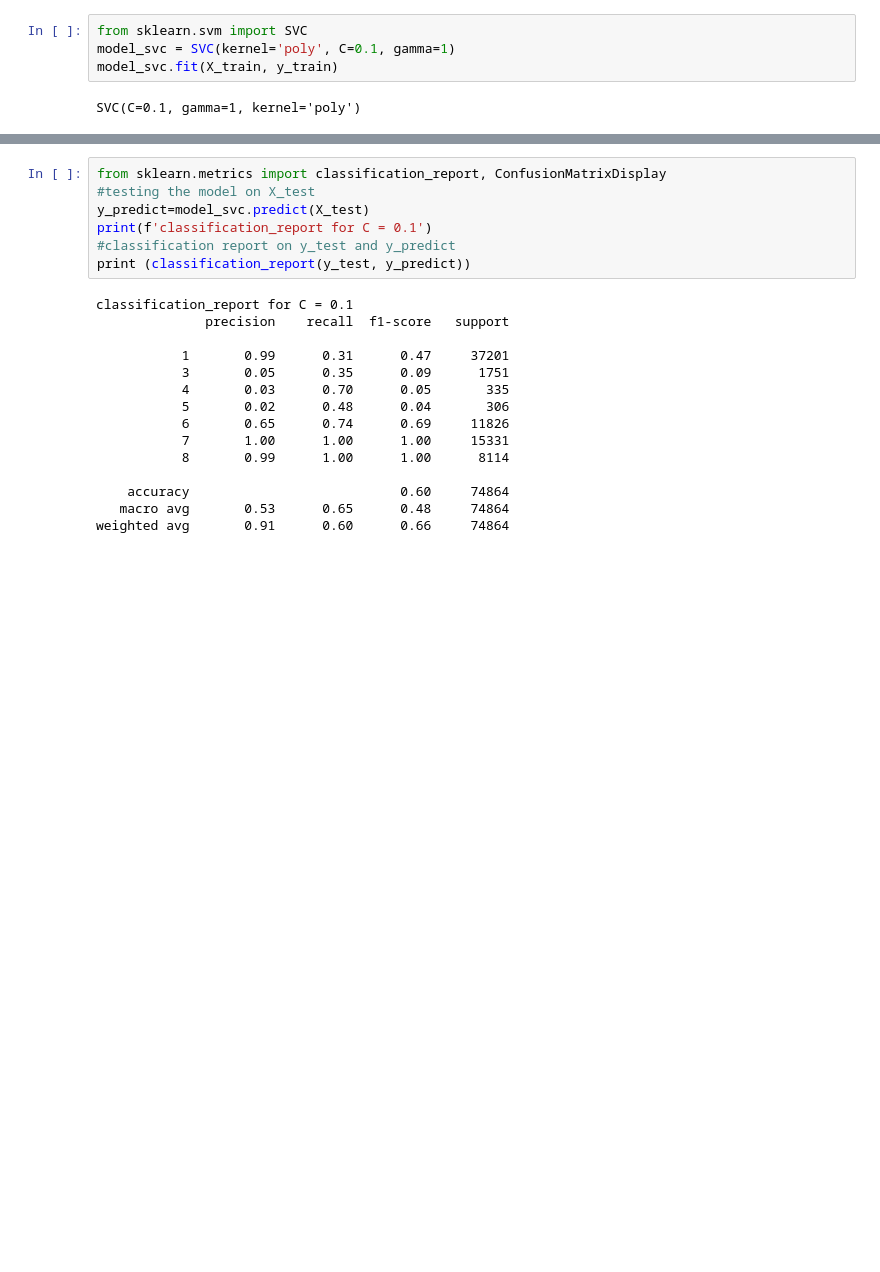
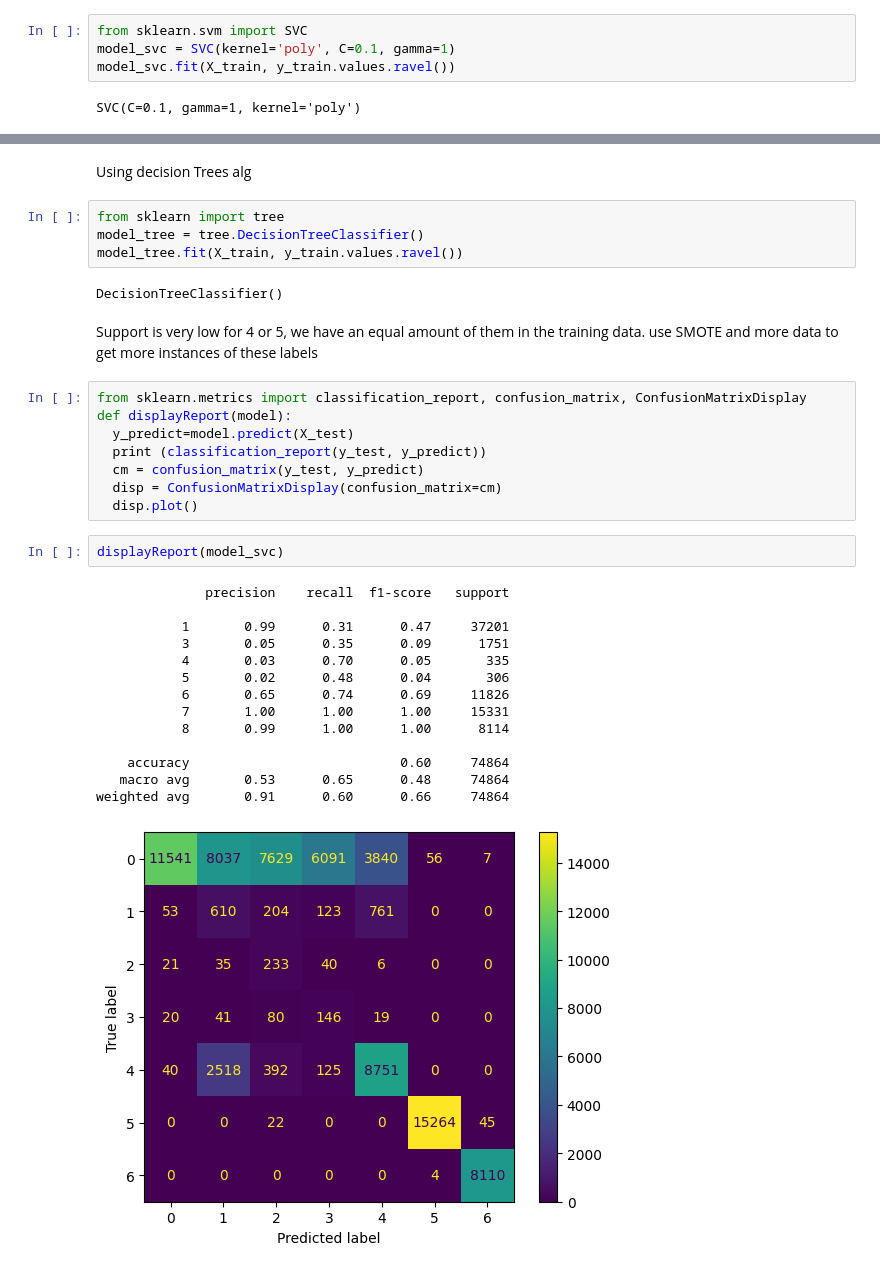
Before and after one commit to Miguel-Graham/Movement-Classifier, a Jupyter notebook: FINAL-PROJECT-NOTEBOOK.ipynb, the cells around one changed output, grey strips where cells are left out. Cells and saved outputs as stored; diff of their text form; blank space fills up the shorter version.

Commit message:
adding models and setting basic markdown

```diff
--- a/FINAL-PROJECT-NOTEBOOK.ipynb
+++ b/FINAL-PROJECT-NOTEBOOK.ipynb
@@ -124,6 +144,6 @@ X_train
 # %%
 from sklearn.svm import SVC
 model_svc = SVC(kernel='poly', C=0.1, gamma=1)
-model_svc.fit(X_train, y_train)
+model_svc.fit(X_train, y_train.values.ravel())
 # %% [output]
 SVC(C=0.1, gamma=1, kernel='poly')
@@ -130,22 +166,35 @@ SVC(C=0.1, gamma=1, kernel='poly')
+# %% [markdown]
+Using decision Trees alg
+# %%
+from sklearn import tree
+model_tree = tree.DecisionTreeClassifier()
+model_tree.fit(X_train, y_train.values.ravel())
+# %% [output]
+DecisionTreeClassifier()
+# %% [markdown]
+Support is very low for 4 or 5, we have an equal amount of them in the training data. use SMOTE and more data to get more instances of these labels
 # %%
-from sklearn.metrics import classification_report, ConfusionMatrixDisplay
-#testing the model on X_test
-y_predict=model_svc.predict(X_test)
-print(f'classification_report for C = 0.1')
-#classification report on y_test and y_predict
-print (classification_report(y_test, y_predict))
+from sklearn.metrics import classification_report, confusion_matrix, ConfusionMatrixDisplay
+def displayReport(model):
+  y_predict=model.predict(X_test)
+  print (classification_report(y_test, y_predict))
+  cm = confusion_matrix(y_test, y_predict)
+  disp = ConfusionMatrixDisplay(confusion_matrix=cm)
+  disp.plot()
-# %% [output]
-classification_report for C = 0.1
-              precision    recall  f1-score   support
-
-           1       0.99      0.31      0.47     37201
-           3       0.05      0.35      0.09      1751
-           4       0.03      0.70      0.05       335
-           5       0.02      0.48      0.04       306
-           6       0.65      0.74      0.69     11826
-           7       1.00      1.00      1.00     15331
-           8       0.99      1.00      1.00      8114
-
-    accuracy                           0.60     74864
-   macro avg       0.53      0.65      0.48     74864
-weighted avg       0.91      0.60      0.66     74864
+# %%
+displayReport(model_svc)
+# %% [output]
+              precision    recall  f1-score   support
+
+           1       0.99      0.31      0.47     37201
+           3       0.05      0.35      0.09      1751
+           4       0.03      0.70      0.05       335
+           5       0.02      0.48      0.04       306
+           6       0.65      0.74      0.69     11826
+           7       1.00      1.00      1.00     15331
+           8       0.99      1.00      1.00      8114
+
+    accuracy                           0.60     74864
+   macro avg       0.53      0.65      0.48     74864
+weighted avg       0.91      0.60      0.66     74864
+[figure, added]
```
Also changed, not shown: parts of 19 cells of this notebook.
